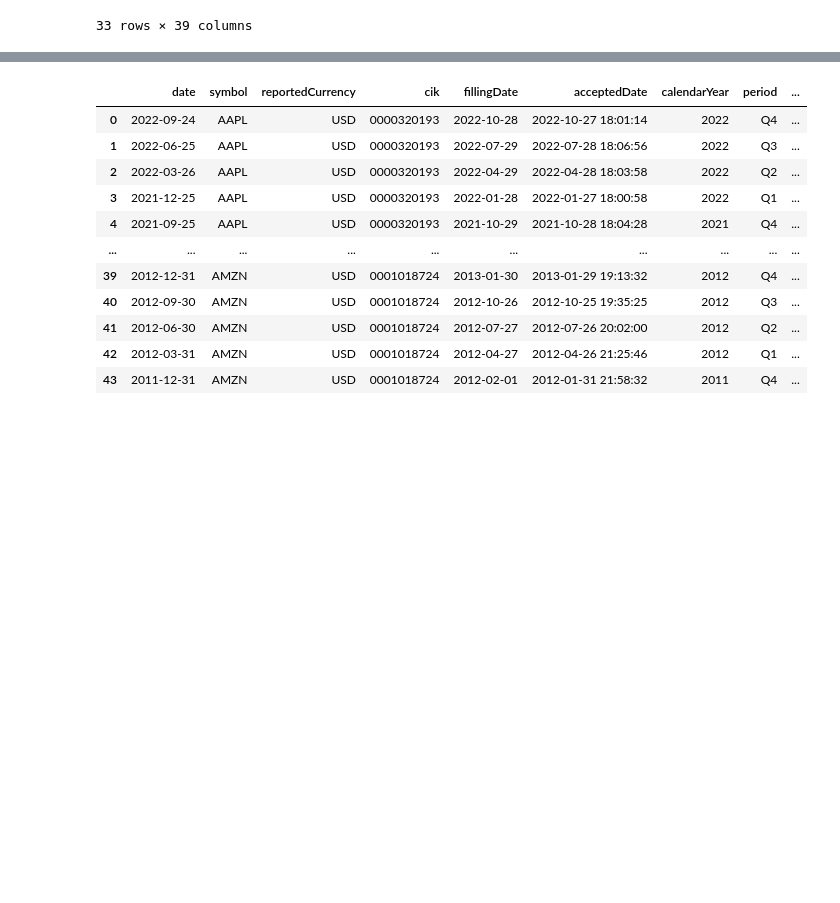
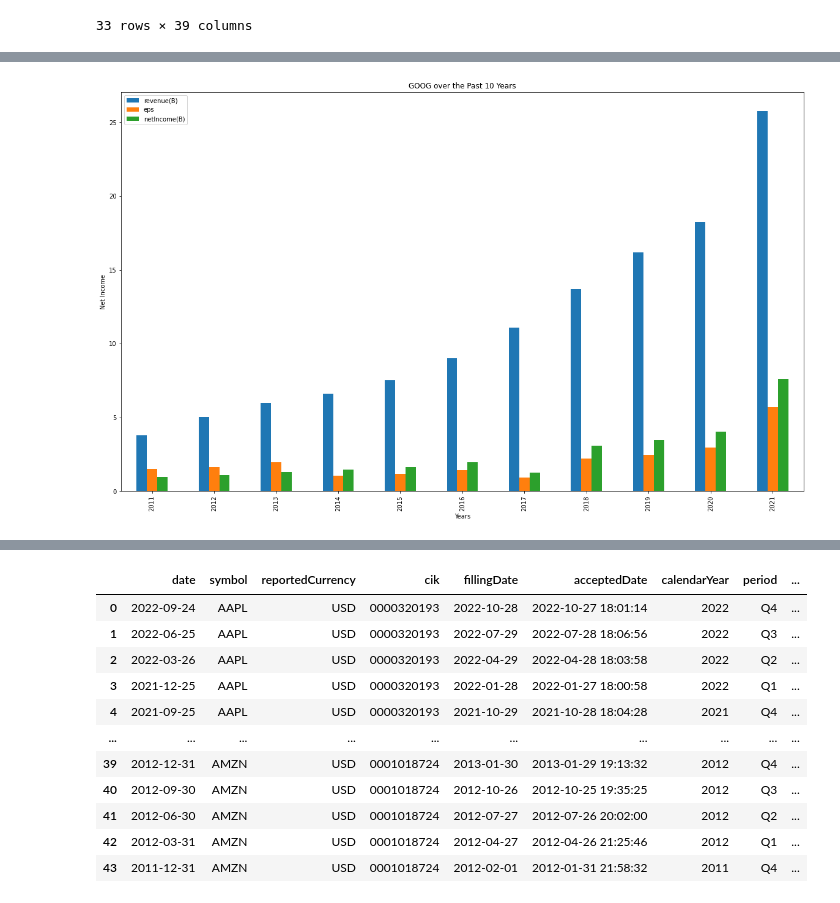
Before and after one commit to lyndsaywylie/Project-1, a Jupyter notebook: kim.ipynb, the cells around one changed output, grey strips where cells are left out. Saved outputs shown, nothing was run; the diff lists cells and outputs as text; code cells hidden in the pictures; blank space fills up the shorter version.

```diff
--- a/kim.ipynb
+++ b/kim.ipynb
@@ -79,0 +78,8 @@ plt.show()
+# %%
+del_df.loc[del_df["symbol"] == "GOOG"].plot("calendarYear", ['revenue(B)', 'eps', 'netIncome(B)'], kind= 'bar', figsize=(20,12))
+plt.title("GOOG over the Past 10 Years")
+plt.xlabel("Years")
+plt.ylabel("Net Income")
+plt.show()
+# %% [output]
+[figure, added]
```
Also changed, not shown: parts of 13 cells of this notebook.
